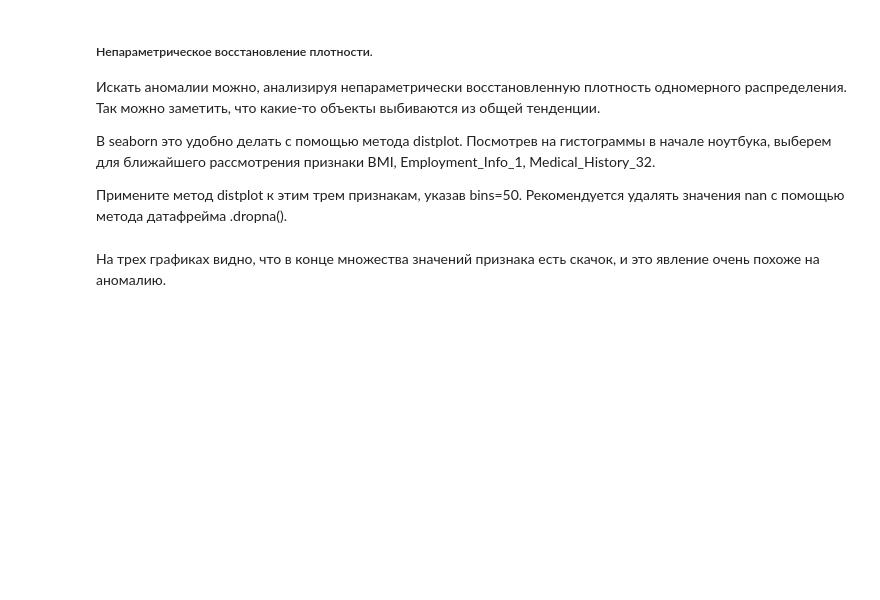
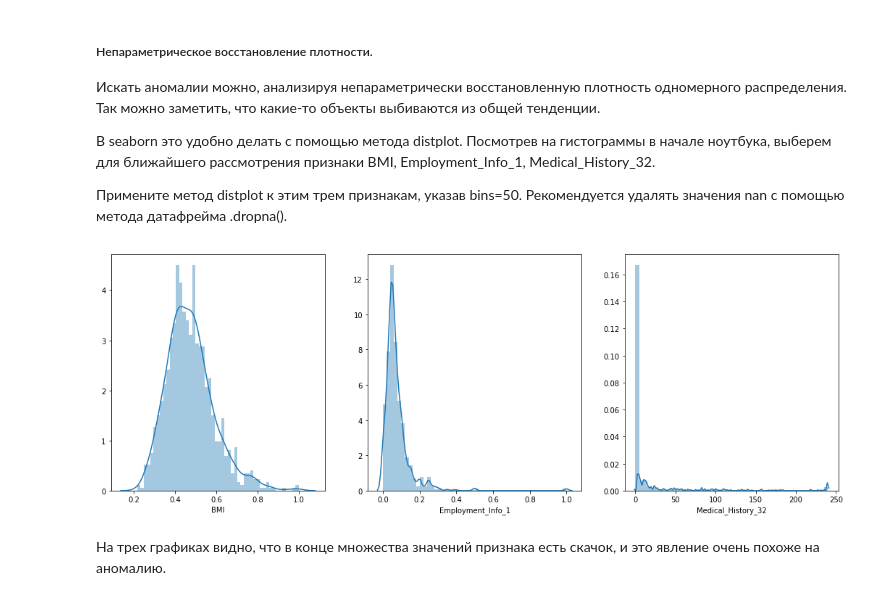
Before and after one commit to zubochenko/unsupervised-learning, a Jupyter notebook: week3/VisualizationPeerReview.ipynb, the cells around one changed output. Drawn from its saved outputs; the diff is of its cells as text; code cells hidden in the pictures; blank space fills up the shorter version.

```diff
--- a/week3/VisualizationPeerReview.ipynb
+++ b/week3/VisualizationPeerReview.ipynb
@@ -391,3 +389,14 @@ for xi in range(len(person_features)):
+# %%
+# Код 8. Восстановите плотности трех для трех указанных признаков
+features = ['BMI', 'Employment_Info_1', 'Medical_History_32']
+data = sdata[features].dropna(axis=0)
+fig = plt.figure(figsize=(18, 6))
+
+for i in range(len(dist_features)):
+    plt.subplot(1, 3, i+1)
+    seaborn.distplot(data[features[i]], bins=50)
+# %% [output]
+[figure, added]
 # %% [markdown]
 На трех графиках видно, что в конце множества значений признака есть скачок, и это явление очень похоже на аномалию.
 # %% [markdown]
```
Also changed, not shown: parts of 1 cell of this notebook.
